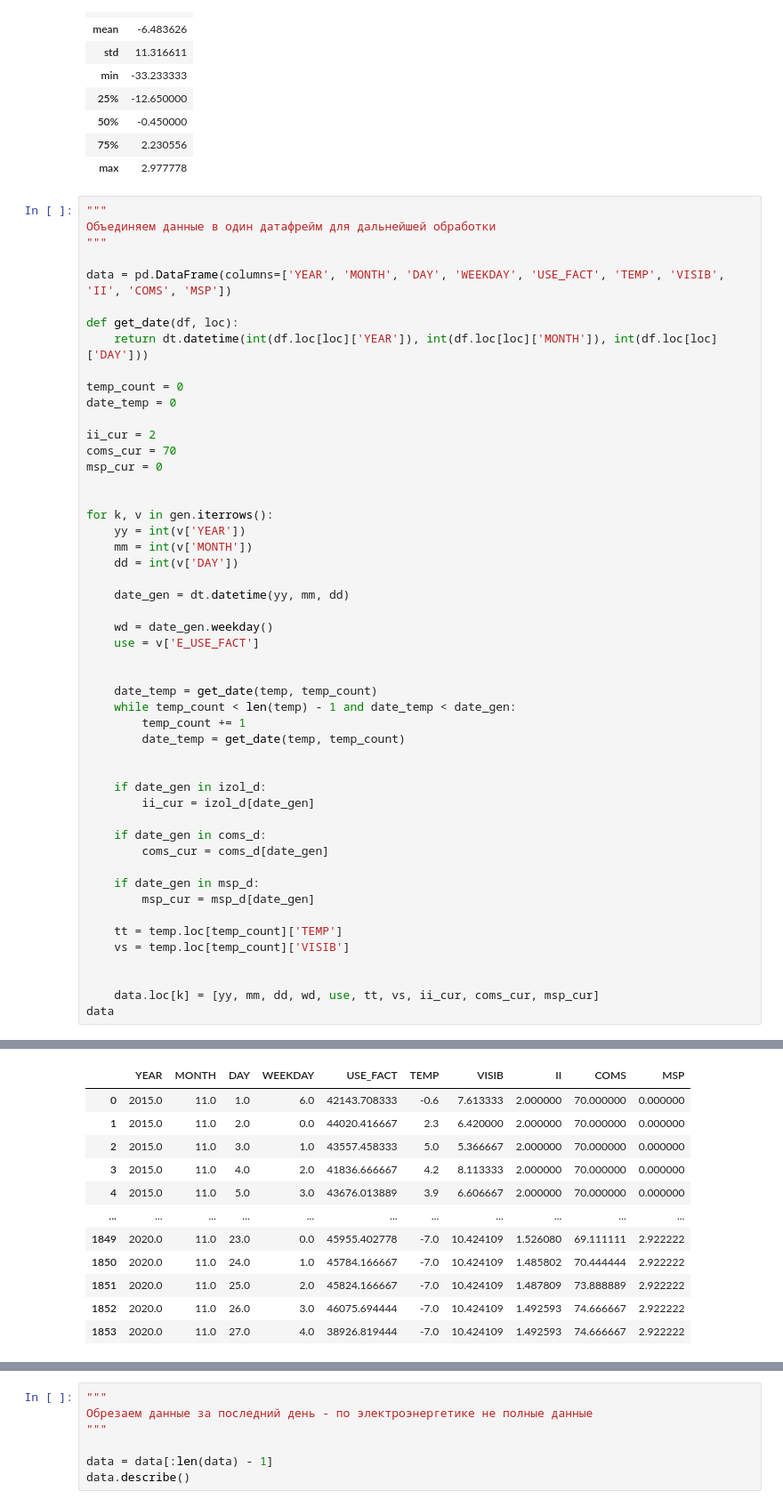
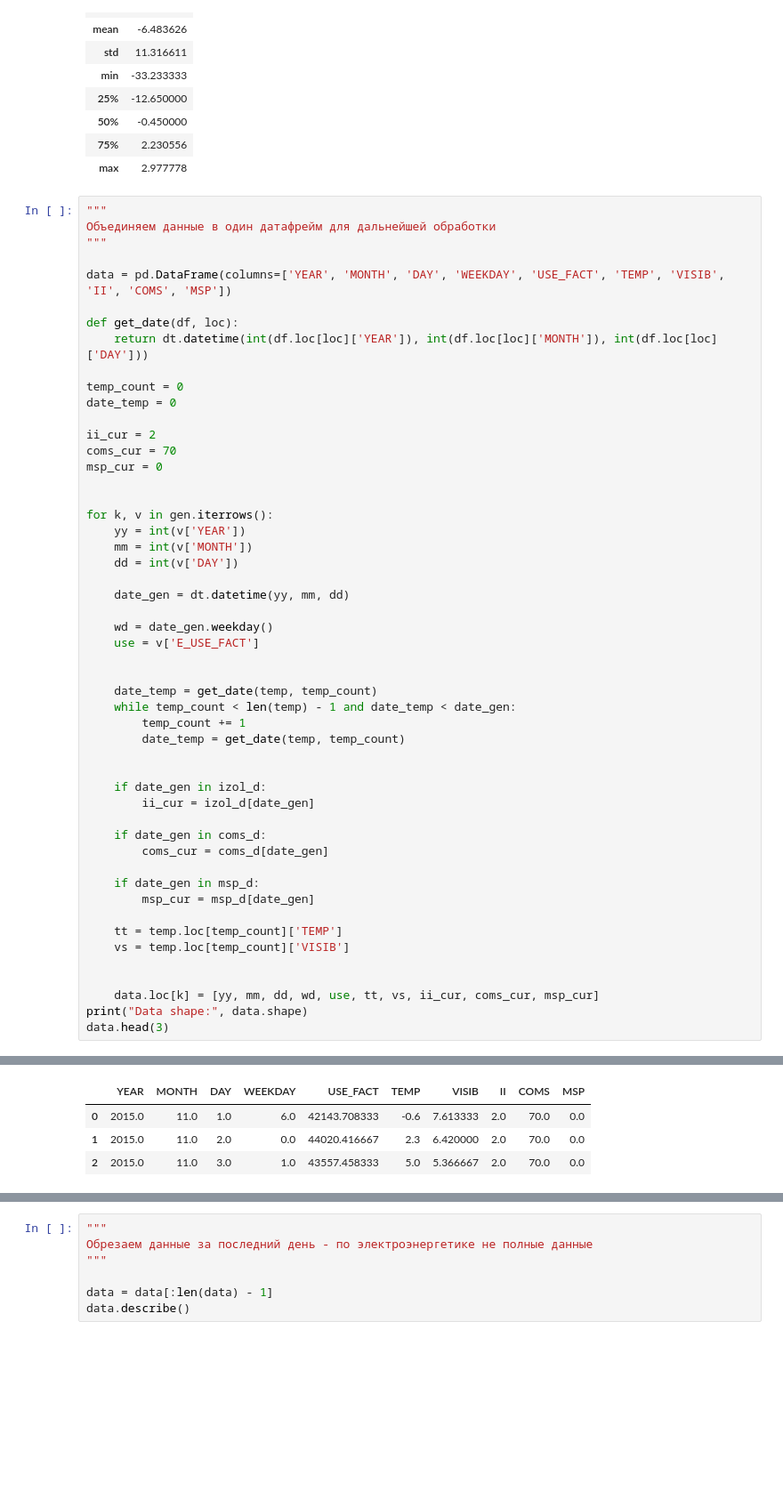
Before and after one commit to andyst75/EnergyForecast, a Jupyter notebook: energo-model.ipynb, the cells around one changed output, grey strips where cells are left out. Shown: that part at 89% size. Drawn from its saved outputs; the diff is of its cells as text; blank space fills up the shorter version.

```diff
--- a/energo-model.ipynb
+++ b/energo-model.ipynb
@@ -178,5 +183,6 @@ for k, v in gen.iterrows():
 
 
     data.loc[k] = [yy, mm, dd, wd, use, tt, vs, ii_cur, coms_cur, msp_cur]
-data
+print("Data shape:", data.shape)
+data.head(3)
 # %% [output]
@@ -183,12 +190,4 @@ data
 |  | YEAR | MONTH | DAY | WEEKDAY | USE_FACT | TEMP | VISIB | II | COMS | MSP |
-| 0 | 2015.0 | 11.0 | 1.0 | 6.0 | 42143.708333 | -0.6 | 7.613333 | 2.000000 | 70.000000 | 0.000000 |
-| 1 | 2015.0 | 11.0 | 2.0 | 0.0 | 44020.416667 | 2.3 | 6.420000 | 2.000000 | 70.000000 | 0.000000 |
-| 2 | 2015.0 | 11.0 | 3.0 | 1.0 | 43557.458333 | 5.0 | 5.366667 | 2.000000 | 70.000000 | 0.000000 |
-| 3 | 2015.0 | 11.0 | 4.0 | 2.0 | 41836.666667 | 4.2 | 8.113333 | 2.000000 | 70.000000 | 0.000000 |
-| 4 | 2015.0 | 11.0 | 5.0 | 3.0 | 43676.013889 | 3.9 | 6.606667 | 2.000000 | 70.000000 | 0.000000 |
-| ... | ... | ... | ... | ... | ... | ... | ... | ... | ... | ... |
-| 1849 | 2020.0 | 11.0 | 23.0 | 0.0 | 45955.402778 | -7.0 | 10.424109 | 1.526080 | 69.111111 | 2.922222 |
-| 1850 | 2020.0 | 11.0 | 24.0 | 1.0 | 45784.166667 | -7.0 | 10.424109 | 1.485802 | 70.444444 | 2.922222 |
-| 1851 | 2020.0 | 11.0 | 25.0 | 2.0 | 45824.166667 | -7.0 | 10.424109 | 1.487809 | 73.888889 | 2.922222 |
-| 1852 | 2020.0 | 11.0 | 26.0 | 3.0 | 46075.694444 | -7.0 | 10.424109 | 1.492593 | 74.666667 | 2.922222 |
-| 1853 | 2020.0 | 11.0 | 27.0 | 4.0 | 38926.819444 | -7.0 | 10.424109 | 1.492593 | 74.666667 | 2.922222 |
+| 0 | 2015.0 | 11.0 | 1.0 | 6.0 | 42143.708333 | -0.6 | 7.613333 | 2.0 | 70.0 | 0.0 |
+| 1 | 2015.0 | 11.0 | 2.0 | 0.0 | 44020.416667 | 2.3 | 6.420000 | 2.0 | 70.0 | 0.0 |
+| 2 | 2015.0 | 11.0 | 3.0 | 1.0 | 43557.458333 | 5.0 | 5.366667 | 2.0 | 70.0 | 0.0 |
```
Also changed, not shown: parts of 28 cells of this notebook.
